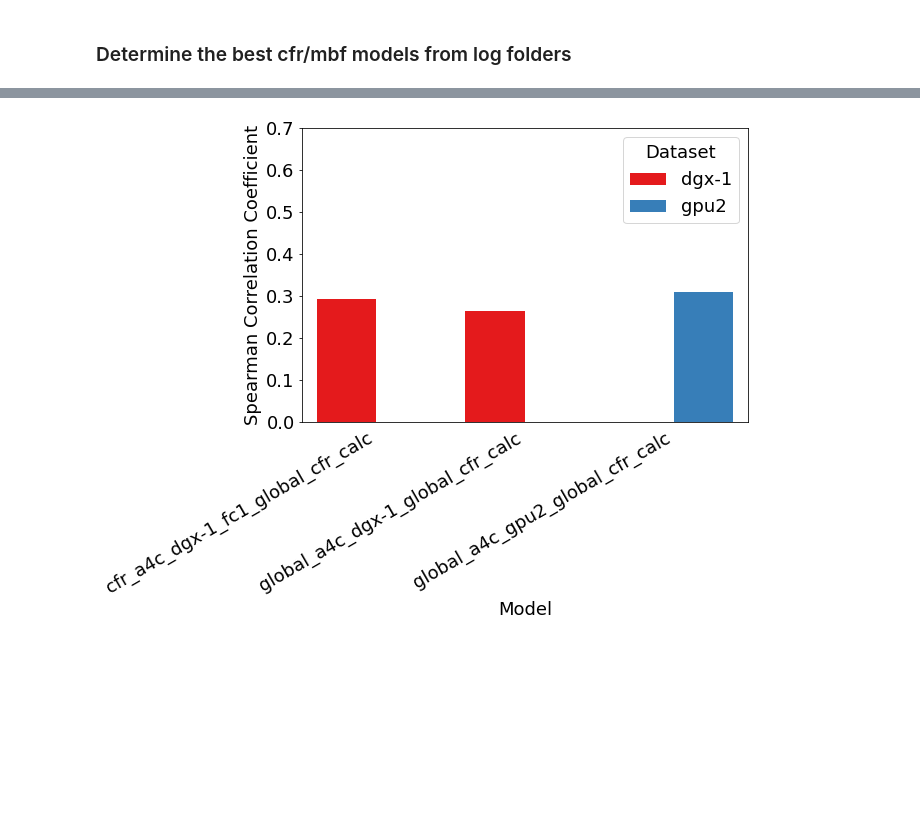
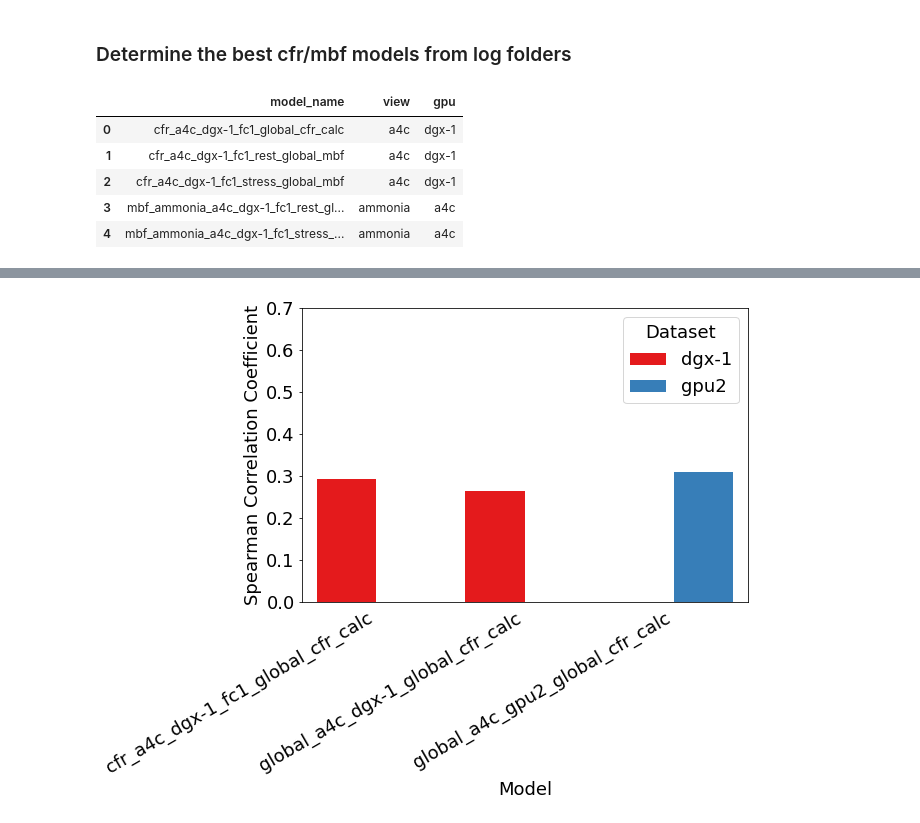
Before and after one commit to awerdich/werdich-cfr, a Jupyter notebook: notebooks/visualize_cfr_predictions.ipynb, the cells around one changed output, grey strips where cells are left out. Cells and saved outputs as stored; diff of their text form; code cells hidden in the pictures; blank space fills up the shorter version.

```diff
--- a/notebooks/visualize_cfr_predictions.ipynb
+++ b/notebooks/visualize_cfr_predictions.ipynb
@@ -40,6 +40,15 @@ df_cor_files = sorted(glob.glob(os.path.join(pred_dir, '*_cor.parquet')))
 
 df_pred = pd.concat([pd.read_parquet(file) for file in df_pred_files]).reset_index(drop=True)
 df_cor_0 = pd.concat([pd.read_parquet(file) for file in df_cor_files]).reset_index(drop=True)
+# %%
+df_gpu.head()
+# %% [output]
+|  | model_name | view | gpu |
+| 0 | cfr_a4c_dgx-1_fc1_global_cfr_calc | a4c | dgx-1 |
+| 1 | cfr_a4c_dgx-1_fc1_rest_global_mbf | a4c | dgx-1 |
+| 2 | cfr_a4c_dgx-1_fc1_stress_global_mbf | a4c | dgx-1 |
+| 3 | mbf_ammonia_a4c_dgx-1_fc1_rest_gl... | ammonia | a4c |
+| 4 | mbf_ammonia_a4c_dgx-1_fc1_stress_... | ammonia | a4c |
 # %%
 df_gpu = pd.DataFrame({'model_name': sorted(list(df_cor_0.model_name.unique()))})
 df_gpu[['dset', 'view', 'gpu', 'rest']] = df_gpu.model_name.str.split('_', n=3, expand=True)
```
Also changed, not shown: parts of 8 cells of this notebook, 2 other files.
